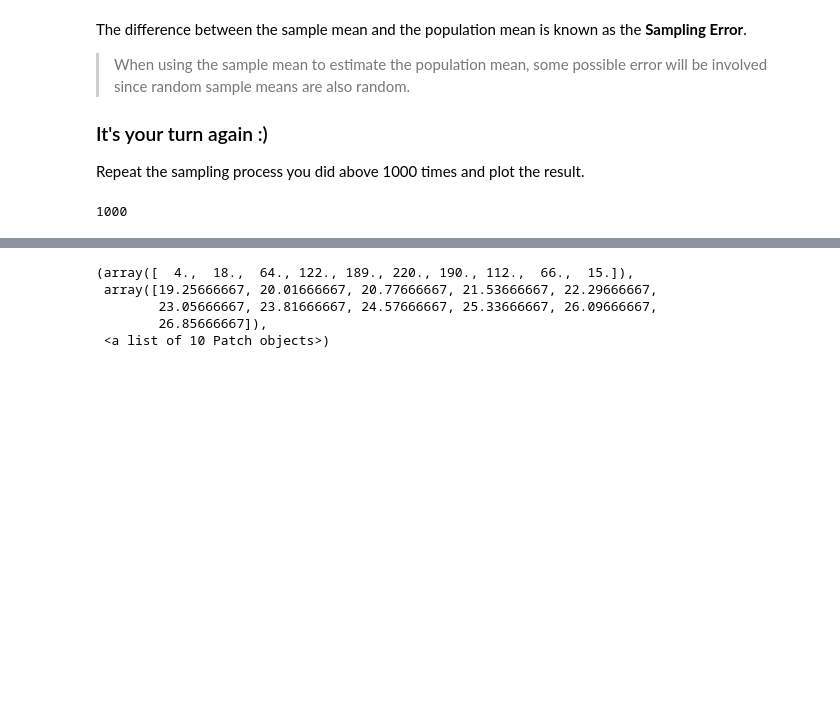
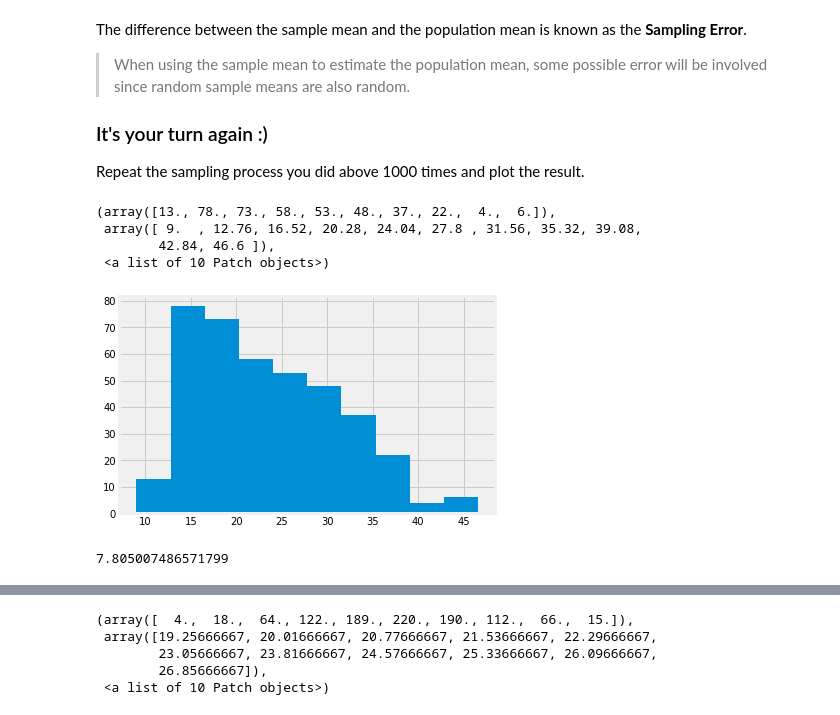
Before and after one commit to learn-co-students/dc-ds-021720, a Jupyter notebook: mod-2/week-1/day-2-CLT_Confidence_Intervals/CLT_sampling/CLT_Hypothesis_testing.ipynb, the cells around one changed output, grey strips where cells are left out. Saved outputs shown, nothing was run; the diff lists cells and outputs as text; code cells hidden in the pictures; blank space fills up the shorter version.

```diff
--- a/mod-2/week-1/day-2-CLT_Confidence_Intervals/CLT_sampling/CLT_Hypothesis_testing.ipynb
+++ b/mod-2/week-1/day-2-CLT_Confidence_Intervals/CLT_sampling/CLT_Hypothesis_testing.ipynb
@@ -148,6 +148,18 @@ import matplotlib.pyplot as plt
 plt.style.use('fivethirtyeight')
 
 %matplotlib inline
+# %%
+plt.hist(auto.mpg)
+# %% [output]
+(array([13., 78., 73., 58., 53., 48., 37., 22.,  4.,  6.]),
+ array([ 9.  , 12.76, 16.52, 20.28, 24.04, 27.8 , 31.56, 35.32, 39.08,
+        42.84, 46.6 ]),
+ <a list of 10 Patch objects>)
+[figure, added]
+# %%
+auto.mpg.std()
+# %% [output]
+7.805007486571799
 # %%
 sample_means = []
 
@@ -157,7 +169,3 @@ for i in range(1000):
     sample_means.append(mean)
 # %%
 sample_means2 = [auto.sample(n=30).mpg.mean() for i in range(1000)]
-# %%
-len(sample_means2)
-# %% [output]
-1000
```
Also changed, not shown: parts of 16 cells of this notebook, 16 other files.
